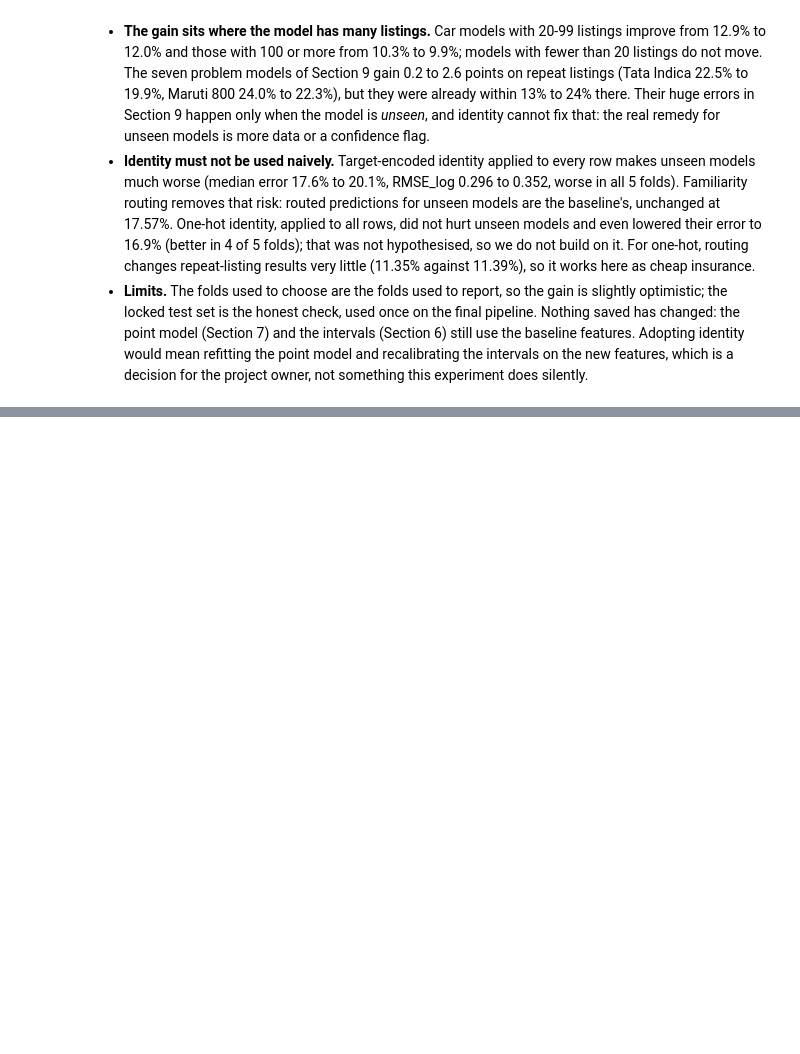
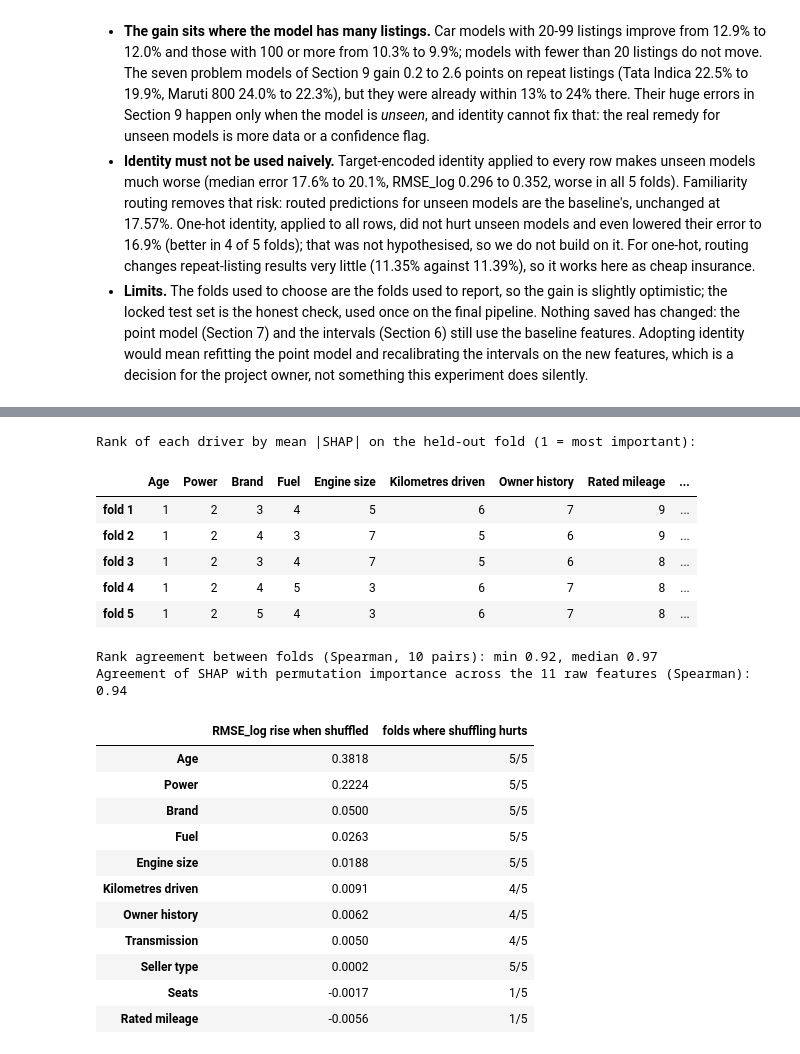
Before and after one commit to aayaan-khan/Used-Cars-Cost-Prediction, a Jupyter notebook: notebooks/Used_Cars_Cost_Prediction.ipynb, the cells around one changed output, grey strips where cells are left out. Saved outputs shown, nothing was run; the diff lists cells and outputs as text; code cells hidden in the pictures; blank space fills up the shorter version.

```diff
--- a/notebooks/Used_Cars_Cost_Prediction.ipynb
+++ b/notebooks/Used_Cars_Cost_Prediction.ipynb
@@ -2112,0 +2185,53 @@ Share of resamples in which the identity model is better: 100.0%
+# %%
+# Cell 47: is the ranking of drivers stable, and does a second method agree?  Refit on 4/5 of the car models, explain the held-out 1/5.
+bands_ = pd.qcut(dev.selling_price, 5, labels=False)
+rng = np.random.default_rng(0)
+fold_imp, fold_perm = [], []
+for tr, va in cv_group.split(dev, bands_, groups=dev.model_key):                       # the Section 5 "unseen car models" folds
+    m = clone(candidates["LightGBM"]).fit(dev[FEATS].iloc[tr], dev.log_price.iloc[tr])
+    c_, _ = driver_contributions(m, dev.iloc[va], FEATS)
+    fold_imp.append(c_.abs().mean())
+    Xv, yv = dev[FEATS].iloc[va], dev.log_price.iloc[va].values
+    base_rmse = np.sqrt(np.mean((m.predict(Xv) - yv) ** 2)); d = {}
+    for f in FEATS:                                                                      # permutation importance: shuffle one column, see the error rise
+        rises = []
+        for _ in range(5):
+            Xp = Xv.copy(); Xp[f] = rng.permutation(Xp[f].values)
+            rises.append(np.sqrt(np.mean((m.predict(Xp) - yv) ** 2)) - base_rmse)
+        d[f] = np.mean(rises)
+    fold_perm.append(pd.Series(d))
+fold_imp, fold_perm = pd.DataFrame(fold_imp), pd.DataFrame(fold_perm)
+
+rank = fold_imp.rank(axis=1, ascending=False).astype(int)
+rank.columns = [DRIVER_NAMES[c] for c in rank.columns]; rank.index = [f"fold {i + 1}" for i in range(len(rank))]
+print("Rank of each driver by mean |SHAP| on the held-out fold (1 = most important):"); display(rank[rank.mean().sort_values().index])
+pair = [spearmanr(rank.iloc[i], rank.iloc[j])[0] for i in range(5) for j in range(i + 1, 5)]
+print(f"Rank agreement between folds (Spearman, 10 pairs): min {min(pair):.2f}, median {np.median(pair):.2f}")
+
+shap_m, perm_m = fold_imp.drop(columns="specs_missing").mean(), fold_perm.mean()       # permutation works on the 11 raw columns
+print(f"Agreement of SHAP with permutation importance across the 11 raw features (Spearman): {spearmanr(shap_m[perm_m.index], perm_m)[0]:.2f}")
+pi = perm_m.rename(index=DRIVER_NAMES).sort_values(ascending=False).to_frame("RMSE_log rise when shuffled")
+pi["folds where shuffling hurts"] = [f"{int((fold_perm[k] > 0).sum())}/5" for k in perm_m.sort_values(ascending=False).index]
+display(pi.round(4))
+# %% [output]
+Rank of each driver by mean |SHAP| on the held-out fold (1 = most important):
+|  | Age | Power | Brand | Fuel | Engine size | Kilometres driven | Owner history | Rated mileage | ... |
+| fold 1 | 1 | 2 | 3 | 4 | 5 | 6 | 7 | 9 | ... |
+| fold 2 | 1 | 2 | 4 | 3 | 7 | 5 | 6 | 9 | ... |
+| fold 3 | 1 | 2 | 3 | 4 | 7 | 5 | 6 | 8 | ... |
+| fold 4 | 1 | 2 | 4 | 5 | 3 | 6 | 7 | 8 | ... |
+| fold 5 | 1 | 2 | 5 | 4 | 3 | 6 | 7 | 8 | ... |
+Rank agreement between folds (Spearman, 10 pairs): min 0.92, median 0.97
+Agreement of SHAP with permutation importance across the 11 raw features (Spearman): 0.94
+|  | RMSE_log rise when shuffled | folds where shuffling hurts |
+| Age | 0.3818 | 5/5 |
+| Power | 0.2224 | 5/5 |
+| Brand | 0.0500 | 5/5 |
+| Fuel | 0.0263 | 5/5 |
+| Engine size | 0.0188 | 5/5 |
+| Kilometres driven | 0.0091 | 4/5 |
+| Owner history | 0.0062 | 4/5 |
+| Transmission | 0.0050 | 4/5 |
+| Seller type | 0.0002 | 5/5 |
+| Seats | -0.0017 | 1/5 |
+| Rated mileage | -0.0056 | 1/5 |
```
Also changed, not shown: parts of 5 cells of this notebook, 7 other files.
